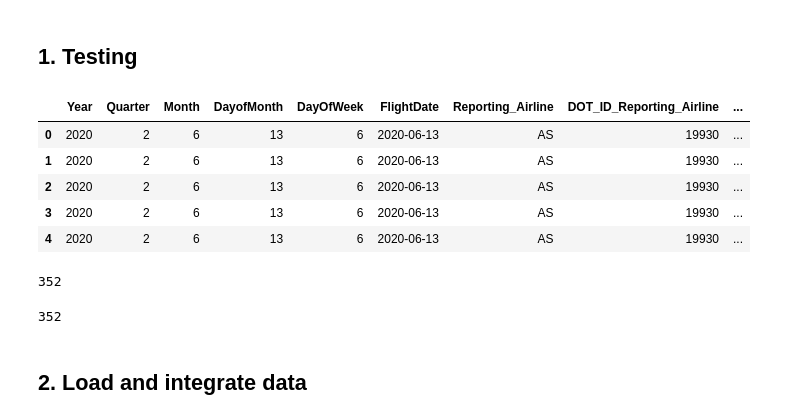
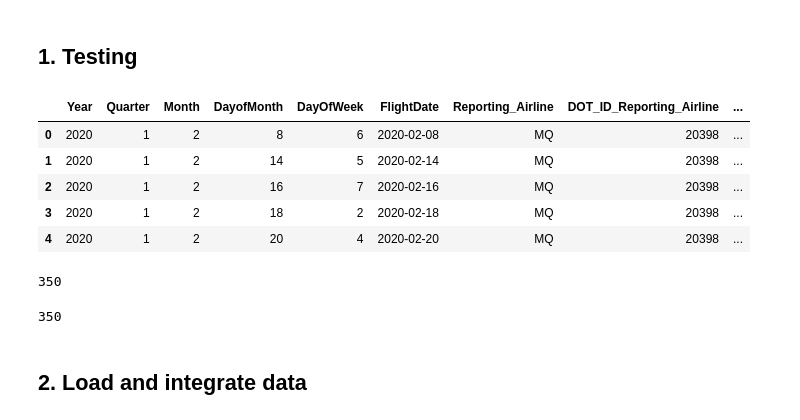
Before and after one commit to nitsvutt/airline-data-platform, a Jupyter notebook: etl-processes/staging-to-warehouse.ipynb, the cells around one changed output. Drawn from its saved outputs; the diff is of its cells as text; code cells hidden in the pictures.

Commit message:
load data to dim_destination table

```diff
--- a/etl-processes/staging-to-warehouse.ipynb
+++ b/etl-processes/staging-to-warehouse.ipynb
@@ -3,27 +3,27 @@
 # %%
 import pandas as pd
 pd.set_option('display.max_columns', None)
 pd.set_option('display.max_rows', None)
-df = pd.read_csv('../../flight-delay/extracted_data/mysql/db/2006.csv')
+df = pd.read_csv('../../flight-delay/extracted_data/mysql/db/2002.csv')
 df.head()
 # %% [output]
 |  | Year | Quarter | Month | DayofMonth | DayOfWeek | FlightDate | Reporting_Airline | DOT_ID_Reporting_Airline | ... |
-| 0 | 2020 | 2 | 6 | 13 | 6 | 2020-06-13 | AS | 19930 | ... |
-| 1 | 2020 | 2 | 6 | 13 | 6 | 2020-06-13 | AS | 19930 | ... |
-| 2 | 2020 | 2 | 6 | 13 | 6 | 2020-06-13 | AS | 19930 | ... |
-| 3 | 2020 | 2 | 6 | 13 | 6 | 2020-06-13 | AS | 19930 | ... |
-| 4 | 2020 | 2 | 6 | 13 | 6 | 2020-06-13 | AS | 19930 | ... |
+| 0 | 2020 | 1 | 2 | 8 | 6 | 2020-02-08 | MQ | 20398 | ... |
+| 1 | 2020 | 1 | 2 | 14 | 5 | 2020-02-14 | MQ | 20398 | ... |
+| 2 | 2020 | 1 | 2 | 16 | 7 | 2020-02-16 | MQ | 20398 | ... |
+| 3 | 2020 | 1 | 2 | 18 | 2 | 2020-02-18 | MQ | 20398 | ... |
+| 4 | 2020 | 1 | 2 | 20 | 4 | 2020-02-20 | MQ | 20398 | ... |
 # %%
-df2=df[["OriginAirportID", "OriginAirportSeqID", "OriginCityMarketID", "Origin", "OriginCityName",
-       "OriginState", "OriginStateFips", "OriginStateName", "OriginWac"]].drop_duplicates()
+df2=df[["DestAirportID", "DestAirportSeqID", "DestCityMarketID", "Dest", "DestCityName",
+       "DestState", "DestStateFips", "DestStateName", "DestWac"]].drop_duplicates()
 len(df2)
 # %% [output]
-352
+350
 # %%
-df3=df[["OriginAirportID"]].drop_duplicates()
+df3=df[["DestAirportID"]].drop_duplicates()
 len(df3)
 # %% [output]
-352
+350
 # %% [markdown]
 ## 2. Load and integrate data
 # %%
```
Also changed, not shown: parts of 7 cells of this notebook.
